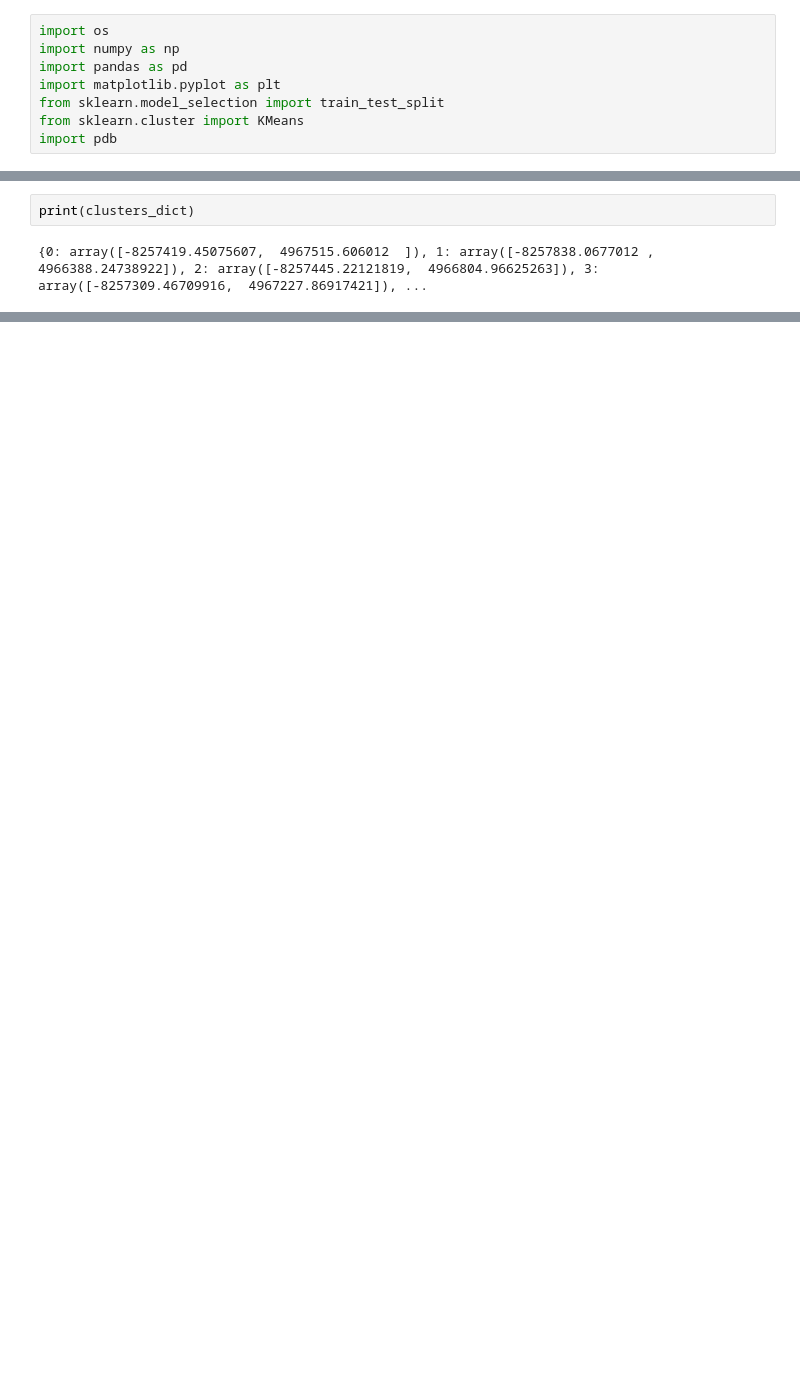
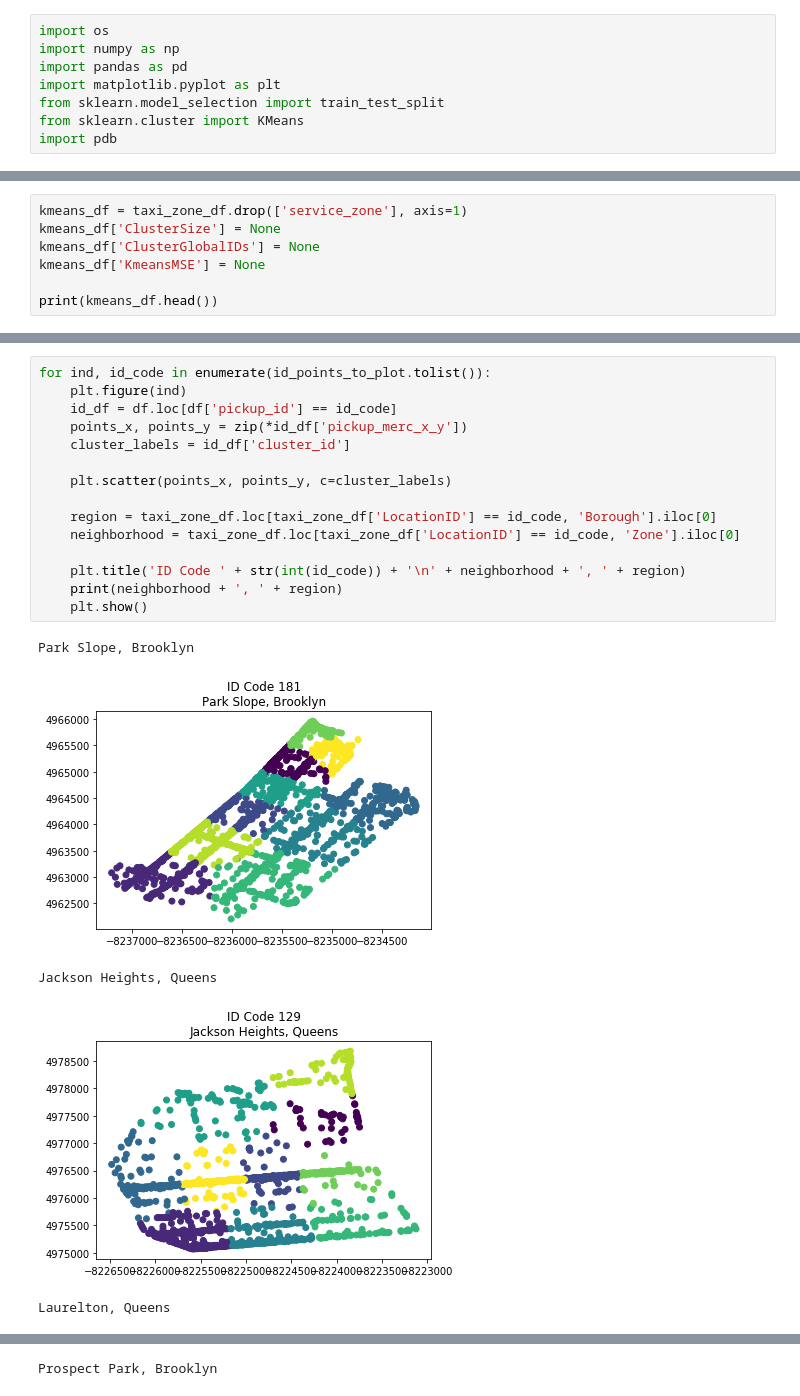
Before and after one commit to leobxpan/taxi-prediction, a Jupyter notebook: location_k_means.ipynb, the cells around one changed output, grey strips where cells are left out. Saved outputs shown, nothing was run; the diff lists cells and outputs as text; blank space fills up the shorter version.

```diff
--- a/location_k_means.ipynb
+++ b/location_k_means.ipynb
@@ -33,0 +82,7 @@ test = df.loc[df['pickup_id'] == 2]
+# %%
+kmeans_df = taxi_zone_df.drop(['service_zone'], axis=1)
+kmeans_df['ClusterSize'] = None
+kmeans_df['ClusterGlobalIDs'] = None
+kmeans_df['KmeansMSE'] = None
+
+print(kmeans_df.head())
@@ -100,4 +185,21 @@ print(df.head())
-# %%
-print(clusters_dict)
-# %% [output]
-{0: array([-8257419.45075607,  4967515.606012  ]), 1: array([-8257838.0677012 ,  4966388.24738922]), 2: array([-8257445.22121819,  4966804.96625263]), 3: array([-8257309.46709916,  4967227.86917421]), ...
+# %%
+for ind, id_code in enumerate(id_points_to_plot.tolist()):
+    plt.figure(ind)
+    id_df = df.loc[df['pickup_id'] == id_code]
+    points_x, points_y = zip(*id_df['pickup_merc_x_y'])
+    cluster_labels = id_df['cluster_id']
+
+    plt.scatter(points_x, points_y, c=cluster_labels)
+
+    region = taxi_zone_df.loc[taxi_zone_df['LocationID'] == id_code, 'Borough'].iloc[0]
+    neighborhood = taxi_zone_df.loc[taxi_zone_df['LocationID'] == id_code, 'Zone'].iloc[0]
+
+    plt.title('ID Code ' + str(int(id_code)) + '\n' + neighborhood + ', ' + region)
+    print(neighborhood + ', ' + region)
+    plt.show()
+# %% [output]
+Park Slope, Brooklyn
+[figure, added]
+Jackson Heights, Queens
+[figure, added]
+Laurelton, Queens
@@ -103,0 +207 @@ print(clusters_dict)
+Prospect Park, Brooklyn
```
Also changed, not shown: parts of 14 cells of this notebook, 3 other files.
